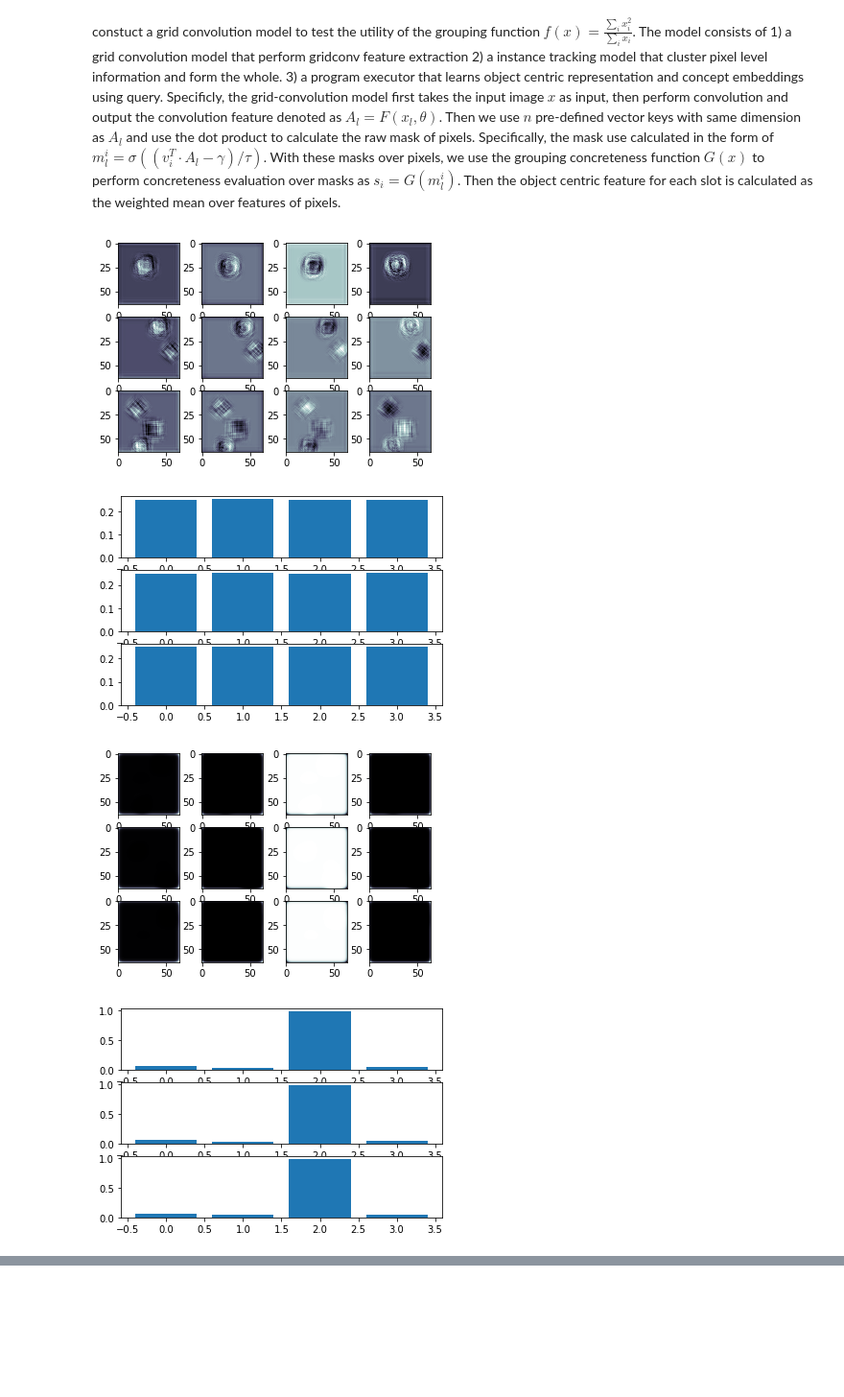
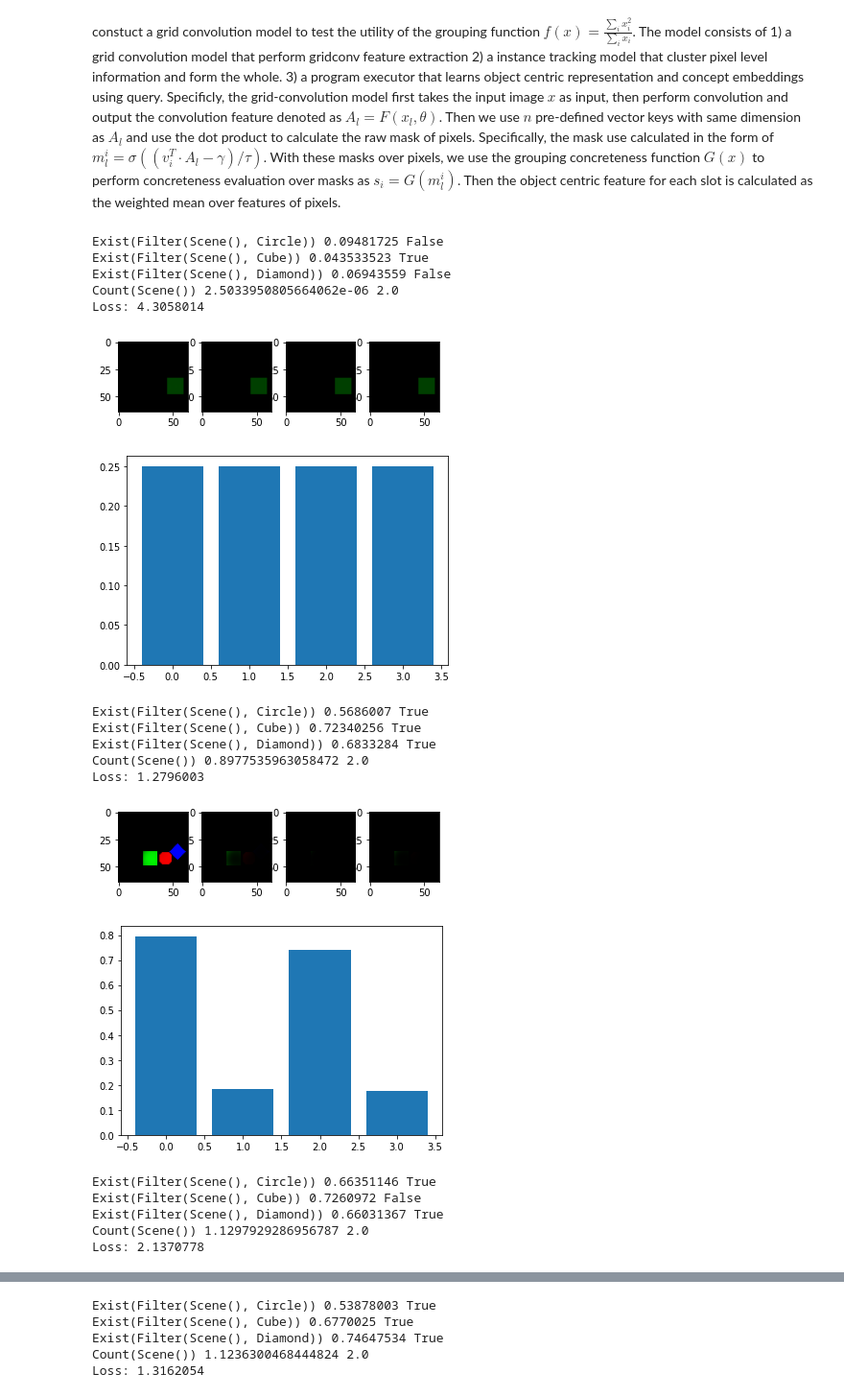
Before and after one commit to ZongjingLi/AutoLearner, a Jupyter notebook: expr_concrete_function_gridconv.ipynb, the cells around one changed output, grey strips where cells are left out. Shown at 96% size. Drawn from its saved outputs; the diff is of its cells as text; code cells hidden in the pictures; blank space fills up the shorter version.

```diff
--- a/expr_concrete_function_gridconv.ipynb
+++ b/expr_concrete_function_gridconv.ipynb
@@ -42,8 +42,8 @@ def expat(tens, dim, num):
     return output_tensor
 
 def group_concrete(x, batch = True):
-    assert x.min() >= 0.0,print("invalid x < 0.0")
-    assert x.min() <= 1.0,print("invalid x > 1.0")
+    assert x.min() >= 0.0,print("invalid x < 0.0",x)
+    assert x.min() <= 1.0,print("invalid x > 1.0",x)
     if batch:
         x_square = x * x
         concrete_scores = x_square.sum(-1).sum(-1) / x.sum(-1).sum(-1)
@@ -54,7 +54,7 @@ class NeuroGrouper(nn.Module):
     def __init__(self, n_slots = 4, feature_dim = 32):
         super().__init__()
         # [1] the Grid Convolution Model
-        self.grid_conv = ConvolutionUnits(3, feature_dim, 128)
+        self.grid_conv = ConvolutionUnits(3 + 2, feature_dim, 128)
 
         # [2] the Instance Sort Model
         self.keys = nn.Parameter(torch.randn([n_slots, feature_dim]))
@@ -67,15 +67,22 @@ class NeuroGrouper(nn.Module):
 
         B, W, H, C = im.shape
         im = im.permute(0,3,1,2) #BxCxWxH
+
+        x,y = torch.meshgrid([torch.linspace(-1,1,W),torch.linspace(-1,1,H)])
+        #print(x.shape, y.shape)
+        im = torch.cat([im,expat(x.unsqueeze(0),0,B),expat(y.unsqueeze(0),0,B)], dim = 1)
+
         grid_feature = self.grid_conv(im) #BxDxWxH
         key_feature = expat(self.keys,0,B) # BxNxD
 
         # [Calculate Mask Over]
         raw_masks = torch.einsum("bnd,bdwh->bnwh",key_feature, grid_feature)/ (math.sqrt(W*H))
-        masks = torch.softmax(raw_masks, dim = 1) # [BNWH]
+        masks = torch.softmax(raw_masks + 1e-6, dim = 1) # [BNWH]
         B, N, W, H = masks.shape
 
         scores = group_concrete(masks)
+
+        #scores = masks.max(dim = -1).values.max(dim = -1).values
 
         outputs["scores"] = scores
         outputs["masks"] = masks
@@ -142,11 +157,27 @@ def train(model, dataset, epochs = 100, ckpt_itrs = 20):
 # %%
 config.domain = "sprites"
-config.concept_dim = 64
+config.concept_dim = 32
 config.concept_type = "cone"
+config.temperature = 0.2
 grouper = NeuroGrouper(4, config.concept_dim )
-train(grouper, train_data)
+train(grouper, train_data, 10000, 200)
 # %% [output]
+Exist(Filter(Scene(), Circle)) 0.09481725 False
+Exist(Filter(Scene(), Cube)) 0.043533523 True
+Exist(Filter(Scene(), Diamond)) 0.06943559 False
+Count(Scene()) 2.5033950805664062e-06 2.0
+Loss: 4.3058014
-[figure, old version]
+[figure, new version]
-[figure, old version]
+[figure, new version]
+Exist(Filter(Scene(), Circle)) 0.5686007 True
+Exist(Filter(Scene(), Cube)) 0.72340256 True
+Exist(Filter(Scene(), Diamond)) 0.6833284 True
+Count(Scene()) 0.8977535963058472 2.0
+Loss: 1.2796003
-[figure, old version]
+[figure, new version]
-[figure, old version]
+[figure, new version]
+Exist(Filter(Scene(), Circle)) 0.66351146 True
+Exist(Filter(Scene(), Cube)) 0.7260972 False
+Exist(Filter(Scene(), Diamond)) 0.66031367 True
+Count(Scene()) 1.1297929286956787 2.0
+Loss: 2.1370778
@@ -154,0 +186,5 @@ train(grouper, train_data)
+Exist(Filter(Scene(), Circle)) 0.53878003 True
+Exist(Filter(Scene(), Cube)) 0.6770025 True
+Exist(Filter(Scene(), Diamond)) 0.74647534 True
+Count(Scene()) 1.1236300468444824 2.0
+Loss: 1.3162054
```
Also changed, not shown: parts of 3 cells of this notebook, 2 other files.
